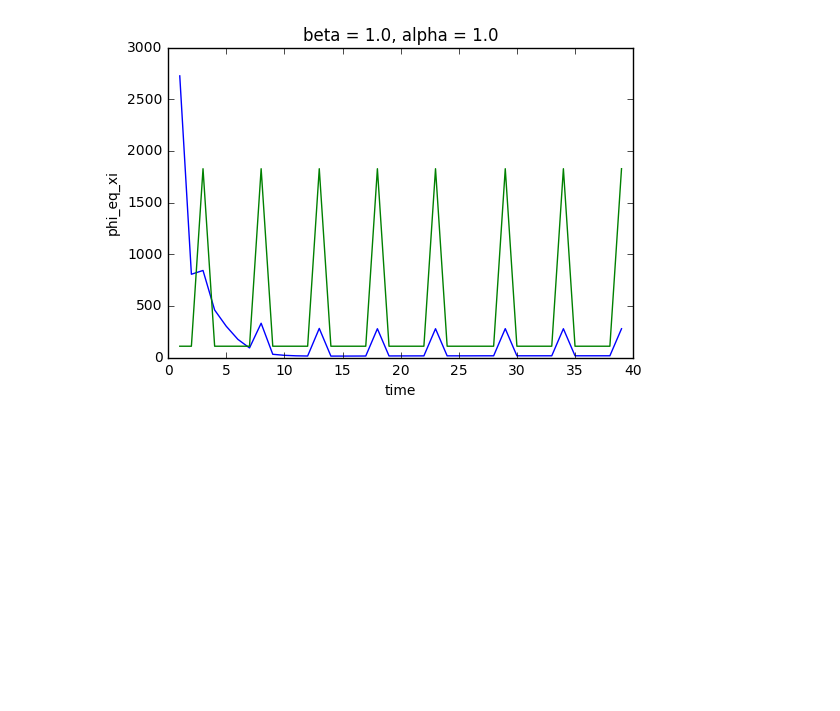
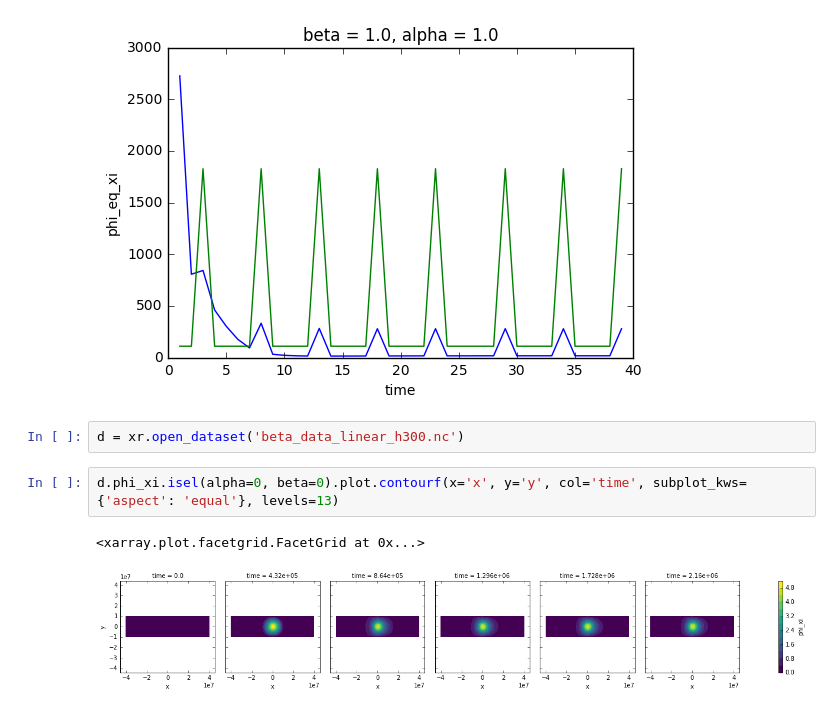
Before and after one commit to jamesp/shallowwater, a Jupyter notebook: beta_plane/Exoplanet Phase Curves.ipynb, the cells around one changed output. Drawn from its saved outputs; the diff is of its cells as text; blank space fills up the shorter version.

```diff
--- a/beta_plane/Exoplanet Phase Curves.ipynb
+++ b/beta_plane/Exoplanet Phase Curves.ipynb
@@ -107,3 +106,10 @@ for a in d.alpha:
 # %% [output]
 [<matplotlib.lines.Line2D at 0x...>]
 [figure]
+# %%
+d = xr.open_dataset('beta_data_linear_h300.nc')
+# %%
+d.phi_xi.isel(alpha=0, beta=0).plot.contourf(x='x', y='y', col='time', subplot_kws={'aspect': 'equal'}, levels=13)
+# %% [output]
+<xarray.plot.facetgrid.FacetGrid at 0x...>
+[figure, added]
```
Also changed, not shown: parts of 8 cells of this notebook, 1 other file.
